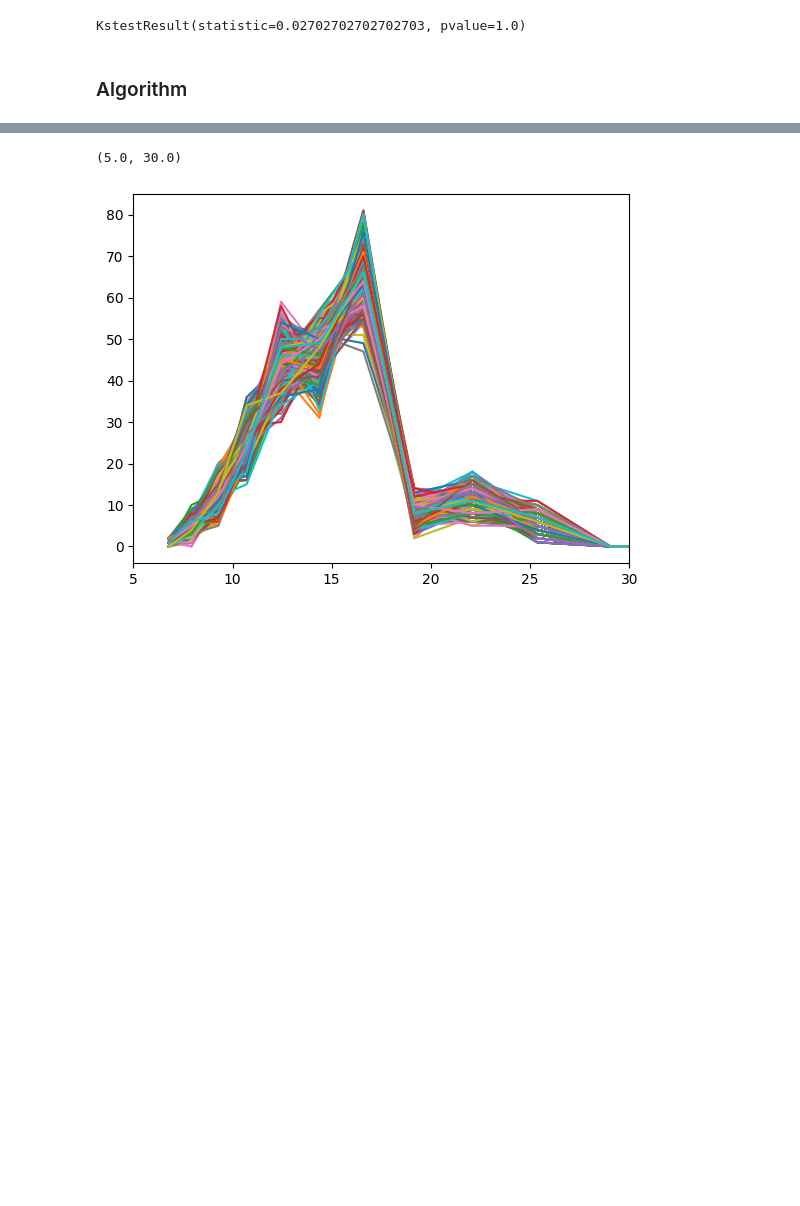
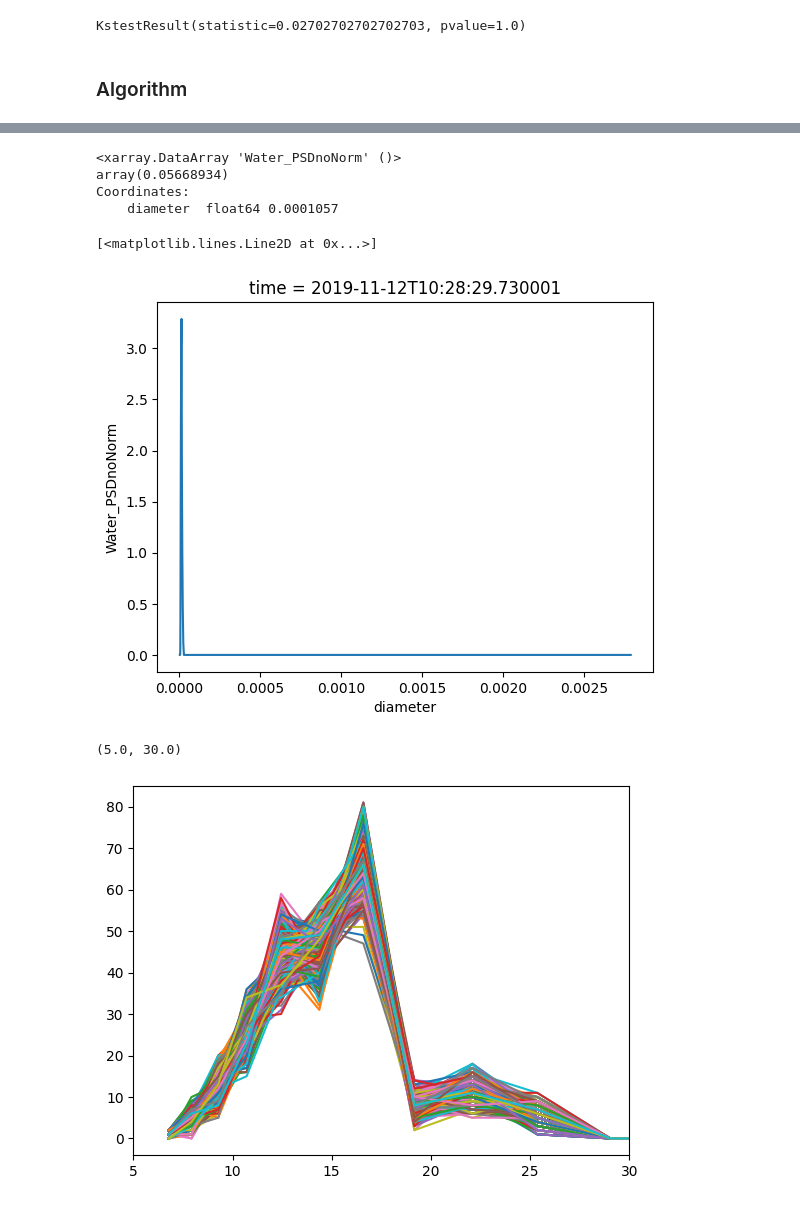
Before and after one commit to sldamman/NirdAnalyses, a Jupyter notebook: hologram_analysis.ipynb, the cells around one changed output, grey strips where cells are left out. Cells and saved outputs as stored; diff of their text form; code cells hidden in the pictures; blank space fills up the shorter version.

```diff
--- a/hologram_analysis.ipynb
+++ b/hologram_analysis.ipynb
@@ -285,3 +331,16 @@ ValueError: object too deep for desired array
+# %%
+segment_cut.Water_PSDnoNorm.isel(diameter=22).max()
+# %% [output]
+<xarray.DataArray 'Water_PSDnoNorm' ()>
+array(0.05668934)
+Coordinates:
+    diameter  float64 0.0001057
+# %%
+### Test if KS test is sensitive to diameter cutoff
+segment_cut.Water_PSDnoNorm.isel(time=10).plot()
+# %% [output]
+[<matplotlib.lines.Line2D at 0x...>]
+[figure, added]
 # %%
 for n in ens:
     plt.plot(cut.diameter*1000000, n)
```
Also changed, not shown: parts of 15 cells of this notebook, 2 other files.
